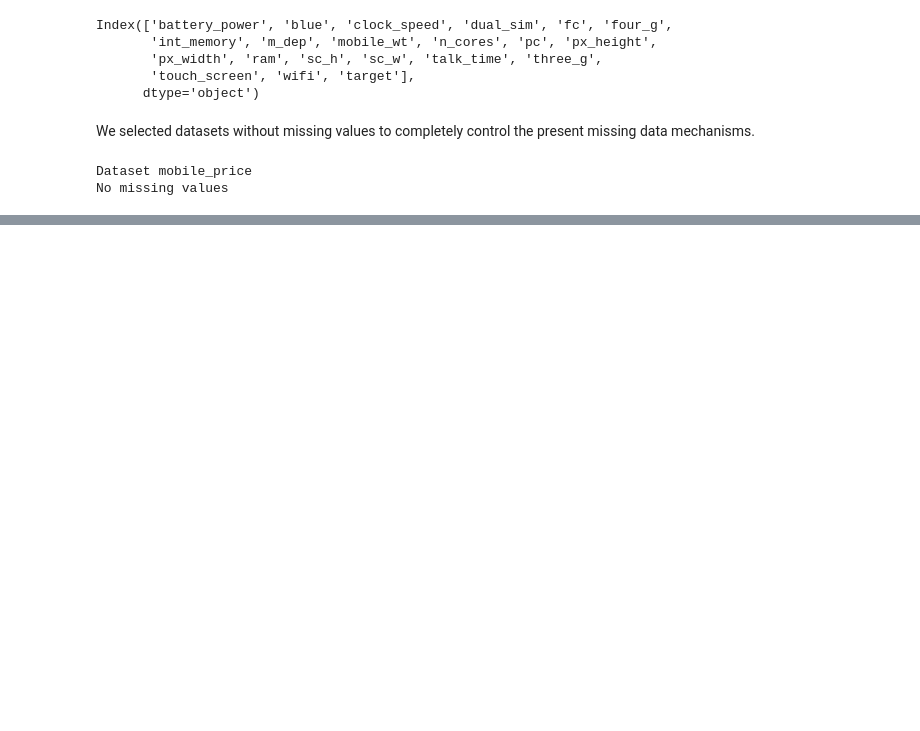
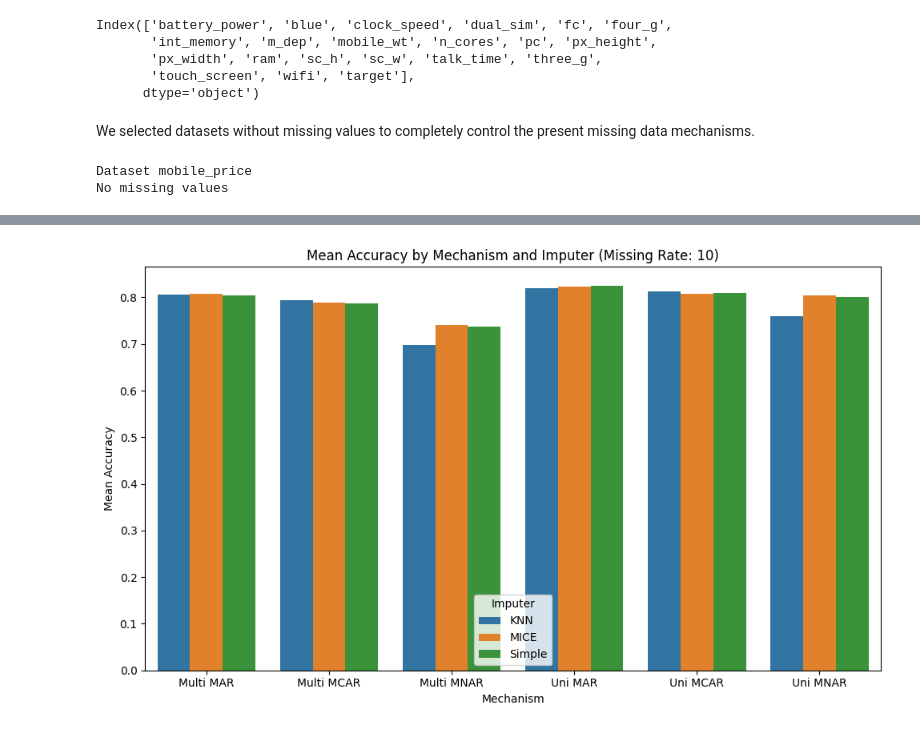
Before and after one commit to Minipoloalex/AI-and-Society-datasets-analysis, a Jupyter notebook: missing-data/missing_data.ipynb, the cells around one changed output, grey strips where cells are left out. Saved outputs shown, nothing was run; the diff lists cells and outputs as text; code cells hidden in the pictures; blank space fills up the shorter version.

```diff
--- a/missing-data/missing_data.ipynb
+++ b/missing-data/missing_data.ipynb
@@ -249,0 +536,18 @@ results_df
+# %%
+# Create a bar plot
+plt.figure(figsize=(10, 6))
+sns.barplot(
+    data=grouped_df,
+    x='mechanism',
+    y='mean_accuracy',
+    hue='imputer',
+    errorbar=None,
+)
+plt.title(f'Mean Accuracy by Mechanism and Imputer (Missing Rate: {selected_missing_rate})')
+plt.ylabel('Mean Accuracy')
+plt.xlabel('Mechanism')
+plt.legend(title='Imputer')
+plt.tight_layout()
+plt.show()
+# %% [output]
+[figure, added]
```
Also changed, not shown: parts of 26 cells of this notebook, 1 other file.
